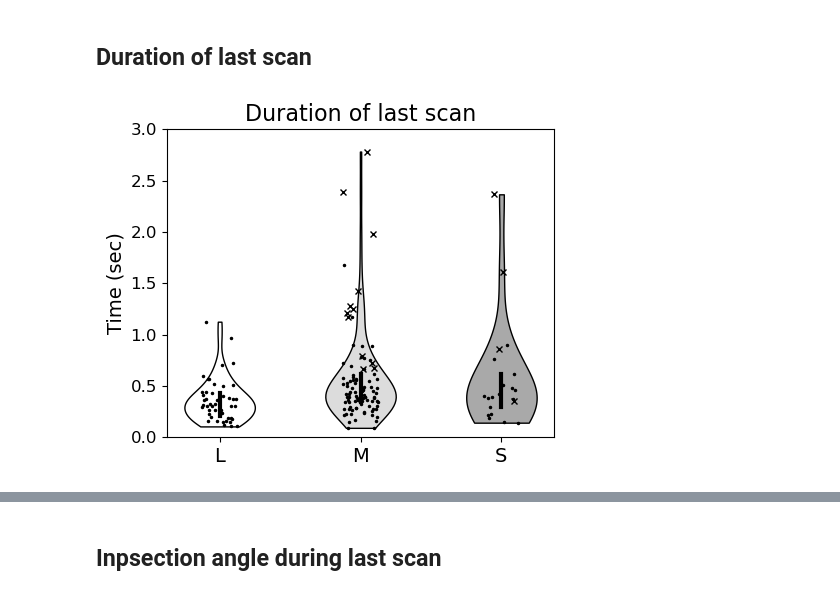
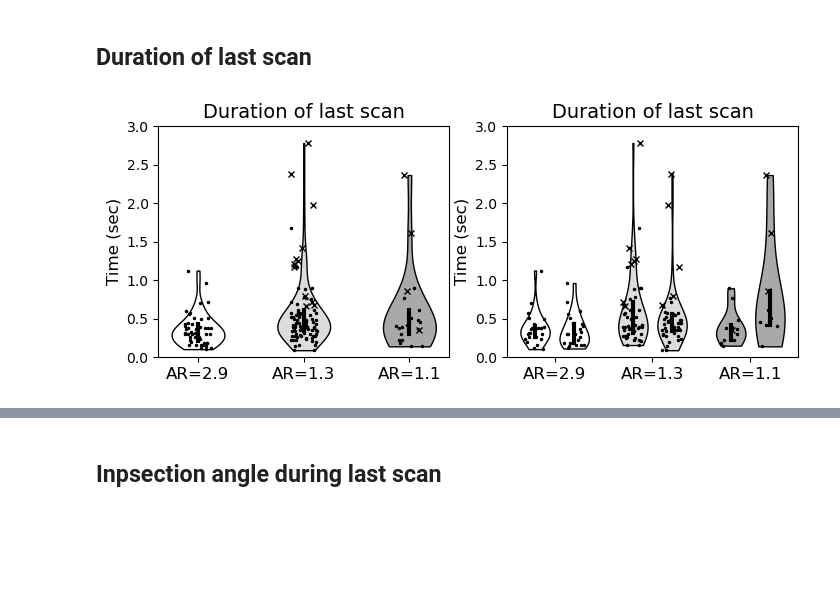
Before and after one commit to leewujung/porpoise_spheroid, a Jupyter notebook: notebooks_proc/fig_last_scan_allAR.ipynb, the cells around one changed output, grey strips where cells are left out. Drawn from its saved outputs; the diff is of its cells as text; code cells hidden in the pictures; blank space fills up the shorter version.

Commit message:
one time dump of dif modifications

```diff
--- a/notebooks_proc/fig_last_scan_allAR.ipynb
+++ b/notebooks_proc/fig_last_scan_allAR.ipynb
@@ -61,38 +61,79 @@ sph_tcct
 # %% [markdown]
 ## Duration of last scan
 # %%
-fig, ax = plt.subplots(1, 1, figsize=(5, 4))
+fig, ax = plt.subplots(1, 2, figsize=(8.25, 3))
 
+
+# TC/CT combined
+ax_comb = ax[0]
 for sph_seq, sph in enumerate(["L", "M", "S"]):
 
     sph_index = (
         (df_summary["SPHEROID"]==sph)
-        & (df_summary["CHOICE"]==1) &
-        (df_summary["TRIAL_TO_INCLUDE"] == "Y")
+        & (df_summary["CHOICE"]==1)
+        & (df_summary["TRIAL_TO_INCLUDE"] == "Y")
     )
     df_wanted = df_summary[sph_index].copy()
 
     # trials with buzz before decision
     idx_cross = df_wanted["time_buzz_onset_clean"] < df_wanted["time_decision"]
 
     vals_dot = df_wanted["time_last_nonchosen"][~idx_cross].values
     vals_cross = df_wanted["time_last_nonchosen"][idx_cross].values
 
     vals = np.hstack((vals_dot, vals_cross))
     vals = vals[~np.isnan(vals)]
 
-    utils_plot.plot_vio(ax, vals, sph_seq, color=SPH_COLORS[sph_seq], qbar_alpha=1, alpha=1)
-    utils_plot.plot_jitter(ax, sph_seq, vals_dot, color="k", marker=".", markersize=3)
-    utils_plot.plot_jitter(ax, sph_seq, vals_cross, color="k", marker="x", markersize=5)
+    utils_plot.plot_vio(ax_comb, vals, sph_seq, color=SPH_COLORS[sph_seq], qbar_alpha=1, alpha=1)
+    utils_plot.plot_jitter(ax_comb, sph_seq, vals_dot, color="k", marker=".", markersize=3)
+    utils_plot.plot_jitter(ax_comb, sph_seq, vals_cross, color="k", marker="x", markersize=5)
 
-ax.set_title("Duration of last scan", fontsize=16)
-ax.set_ylabel("Time (sec)", fontsize=14)
-ax.set_xticks(np.arange(3))
-ax.set_xticklabels(["L", "M", "S"], fontsize=14)
-ax.set_yticks(np.arange(0, 3.5, 0.5))
-ax.set_yticklabels(np.arange(0, 3.5, 0.5), fontsize=12)
-ax.set_ylim(0, 3)
+
+# TC/CT separate
+ax_sep = ax[1]
+for sph_seq, sph in enumerate(["L", "M", "S"]):
+    for tcct_type in ["TC", "CT"]:
+
+        sph_index = (
+            (df_summary["SPHEROID"] == sph)
+            & (df_summary["CHOICE"] == 1)
+            & (df_summary["TRIAL_TO_INCLUDE"] == "Y")
+            & (df_summary["TCCT"] == tcct_type)
+        )
+        df_wanted = df_summary[sph_index].copy()
+
+        # trials with buzz before decision
+        idx_cross = df_wanted["time_buzz_onset_clean"] < df_wanted["time_decision"]
+
+        vals_dot = df_wanted["time_last_nonchosen"][~idx_cross].values
+        vals_cross = df_wanted["time_last_nonchosen"][idx_cross].values
+
+        vals = np.hstack((vals_dot, vals_cross))
+        vals = vals[~np.isnan(vals)]
+
+        horz_shift = -0.2 if tcct_type=="TC" else +0.2
+
+        utils_plot.plot_vio(
+            ax_sep, vals, sph_seq+horz_shift, widths=0.3, color=SPH_COLORS[sph_seq], qbar_alpha=1, alpha=1
+        )
+        utils_plot.plot_jitter(
+            ax_sep, sph_seq+horz_shift, vals_dot, width=0.2, color="k", marker=".", markersize=3
+        )
+        utils_plot.plot_jitter(
+            ax_sep, sph_seq+horz_shift, vals_cross, width=0.2, color="k", marker="x", markersize=5
+        )
+
+for ax in [ax_comb, ax_sep]:
+    ax.set_title("Duration of last scan", fontsize=14)
+    ax.set_ylabel("Time (sec)", fontsize=12)
+    ax.set_xticks(np.arange(3))
+    ax.set_xticklabels(SPH_LABEL, fontsize=12)
+    ax.set_yticks(np.arange(0, 3.5, 0.5))
+    ax.set_yticklabels(np.arange(0, 3.5, 0.5), fontsize=10)
+    ax.set_ylim(0, 3)
+
+
 
 plt.show()
 # %% [output]
-[figure, old version]
+[figure, new version]
```
Also changed, not shown: parts of 4 cells of this notebook, 7 other files.
